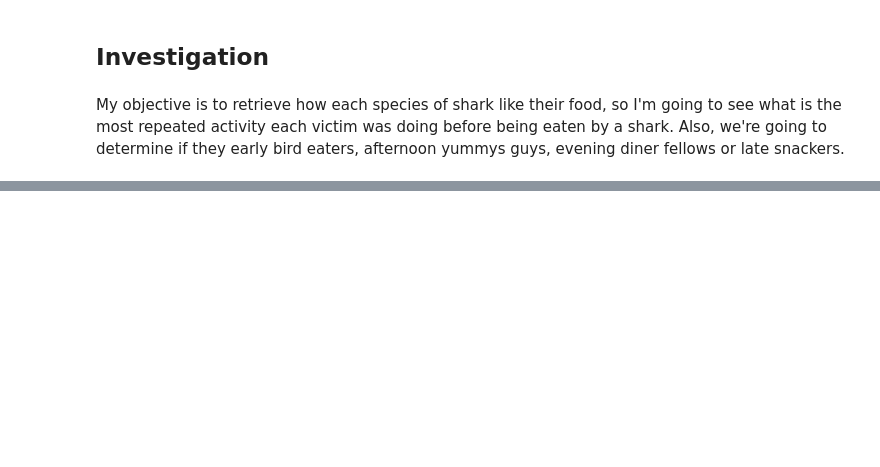
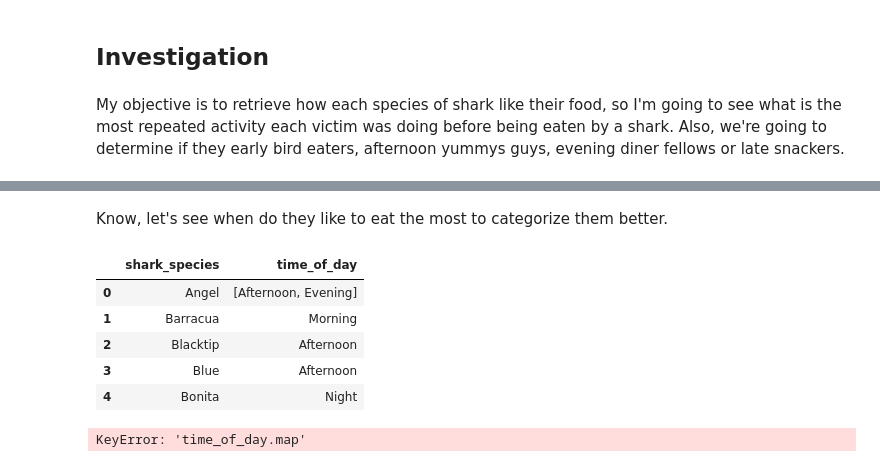
Before and after one commit to Kohkitos/data-cleaning-sharks, a Jupyter notebook: code/sharks.ipynb, the cells around one changed output, grey strips where cells are left out. Drawn from its saved outputs; the diff is of its cells as text; code cells hidden in the pictures; blank space fills up the shorter version.

```diff
--- a/code/sharks.ipynb
+++ b/code/sharks.ipynb
@@ -938,0 +1013,18 @@ Name: activity_category, dtype: int64
+# %% [markdown]
+Know, let's see when do they like to eat the most to categorize them better.
+# %%
+# let's also drop the unknown rows
+mask = shark_diet.time_of_day == 'unknown'
+
+shark_diet = shark_diet.drop(shark_diet.loc[mask].index, axis=0)
+
+time_preferences = shark_diet.groupby(['shark_species'])['time_of_day'].agg(pd.Series.mode).reset_index()
+
+time_preferences.head()
+# %% [output]
+|  | shark_species | time_of_day |
+| 0 | Angel | [Afternoon, Evening] |
+| 1 | Barracua | Morning |
+| 2 | Blacktip | Afternoon |
+| 3 | Blue | Afternoon |
+| 4 | Bonita | Night |
@@ -938,0 +1039,17 @@ Name: activity_category, dtype: int64
+# %%
+# Let's create a dictionary for the new column
+
+hungy_boy_type = {
+    'Morning': 'Early Bird Eater',
+    'Afternoon': 'Afternoon Yummys Guy',
+    'Evening': 'Evening Dinner Fella',
+    'Night': 'Late Snacker'
+    }
+
+test = time_preferences.copy()
+
+test['Kind of Snacker'] = test['time_of_day.map'](hungy_boy_type)
+
+test.head()
+# %% [output]
+KeyError: 'time_of_day.map'
```
Also changed, not shown: parts of 11 cells of this notebook, 1 other file.
